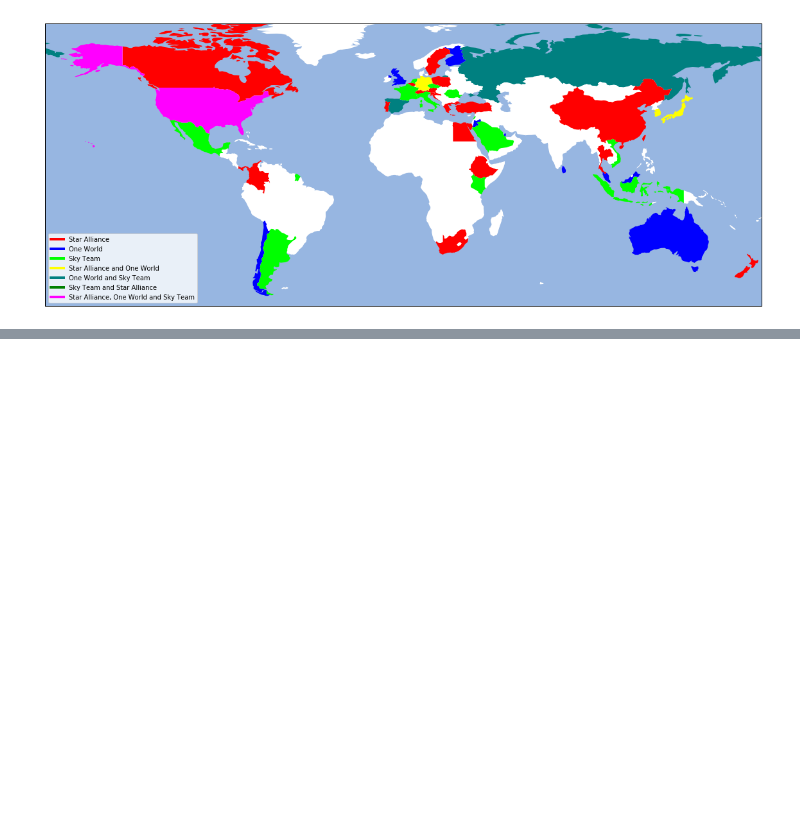
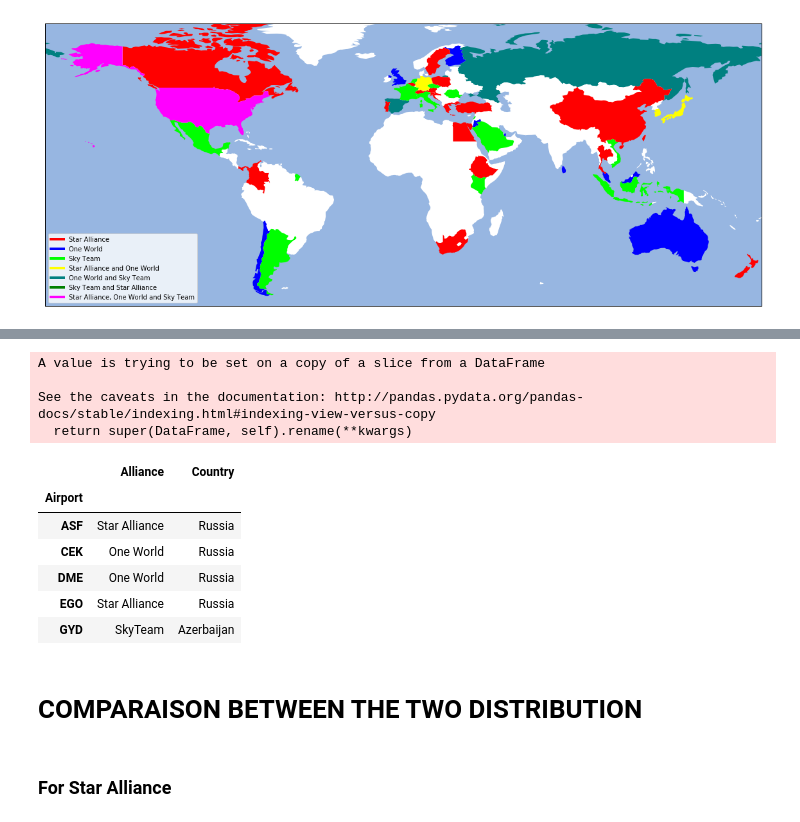
Before and after one commit to nicolasFontbonne/Project_ntds, a Jupyter notebook: main_maelle.ipynb, the cells around one changed output, grey strips where cells are left out. Drawn from its saved outputs; the diff is of its cells as text; code cells hidden in the pictures; blank space fills up the shorter version.

Commit message:
Comparison of the two distributions

```diff
--- a/main_maelle.ipynb
+++ b/main_maelle.ipynb
@@ -25,4 +8,0 @@ alliance.head()
-# %%
-airport = pd.read_csv('data/airports.dat', sep=',', encoding='utf-8', header=None)
-airport.columns=['AirportID', 'Name', 'City', 'Country', 'IATA', 'ICAO', 'Latitude', 'Longitude', 'Altitude', 'Timezone', 'DST', 'TimeZone', 'Type', 'Source']
-airport.head()
@@ -300,0 +197,54 @@ plt.show()
+# %%
+# Create adjacency
+routes_alce = routes_alce.fillna("None")
+alliances_idx = {"None":1, "Star Alliance":2, "One World":3, "SkyTeam":4}
+n_nodes = len(airportsID)
+adjacency = np.zeros((n_nodes, n_nodes, 5), dtype=int)
+for idx,row in routes_alce.iterrows():
+
+    idx_source = airportsID.loc[row.SourceAirport, "airportsID"]
+    idx_dest = airportsID.loc[row.DestinationAirport, "airportsID"]
+    category = alliances_idx[row.Alliance]
+
+    adjacency[idx_source, idx_dest, category] += 1
+    adjacency[idx_dest, idx_source, category] += 1
+# %%
+# Go back to a DataFrame where each airport is attributed to an alliance
+airport_attribution = airportsID.copy()
+airport_attribution['Alliance'] = np.nan
+
+for airport in airport_attribution.index :
+    idx = int(airport_attribution.loc[airport].airportsID)
+    SA = np.sum(adjacency[idx, :, 2]) + np.sum(adjacency[:, idx, 2])
+    OW = np.sum(adjacency[idx, :, 3]) + np.sum(adjacency[:, idx, 3])
+    ST = np.sum(adjacency[idx, :, 4]) + np.sum(adjacency[:, idx, 4])
+    if SA==max(SA,OW,ST) :
+        airport_attribution.loc[airport,'Alliance']="Star Alliance"
+    elif OW==max(SA,OW,ST) :
+        airport_attribution.loc[airport,'Alliance']="One World"
+    elif ST==max(SA,OW,ST) :
+        airport_attribution.loc[airport,'Alliance']="SkyTeam"
+# %%
+country_ref=airports[['Country','IATA']]
+country_ref.rename(columns={"IATA": "Airport"},inplace=True)
+country_ref.set_index('Airport', inplace=True)
+
+airport_attribution = pd.merge(airport_attribution, country_ref,  on='Airport')
+airport_attribution.drop(columns=['airportsID'], inplace=True)
+# %% [output]
+A value is trying to be set on a copy of a slice from a DataFrame
+
+See the caveats in the documentation: http://pandas.pydata.org/pandas-docs/stable/indexing.html#indexing-view-versus-copy
+  return super(DataFrame, self).rename(**kwargs)
+# %%
+airport_attribution.head()
+# %% [output]
+|  | Alliance | Country |
+| Airport |  |  |
+| ASF | Star Alliance | Russia |
+| CEK | One World | Russia |
+| DME | One World | Russia |
+| EGO | Star Alliance | Russia |
+| GYD | SkyTeam | Azerbaijan |
+# %% [markdown]
+# COMPARAISON BETWEEN THE TWO DISTRIBUTION
@@ -300,0 +279,2 @@ plt.show()
+# %% [markdown]
+### For Star Alliance
```
Also changed, not shown: parts of 27 cells of this notebook.
